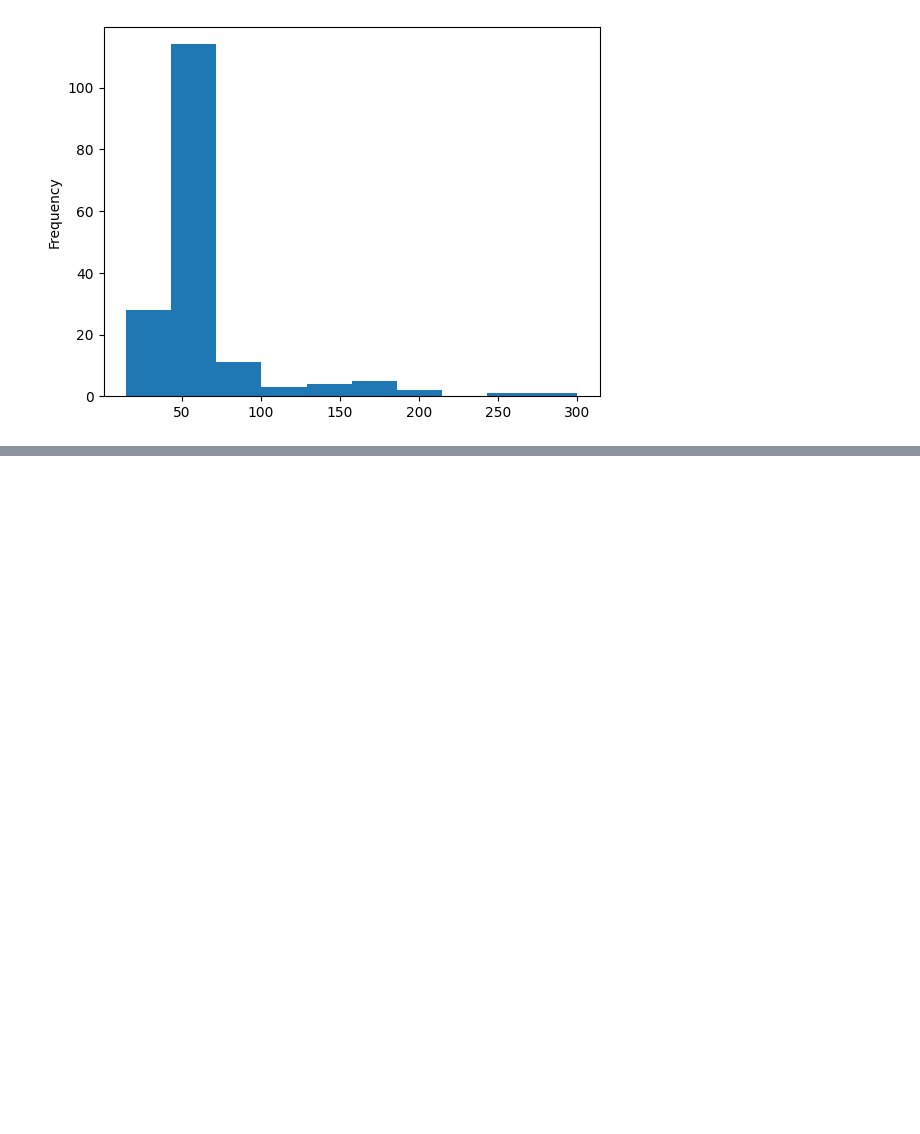
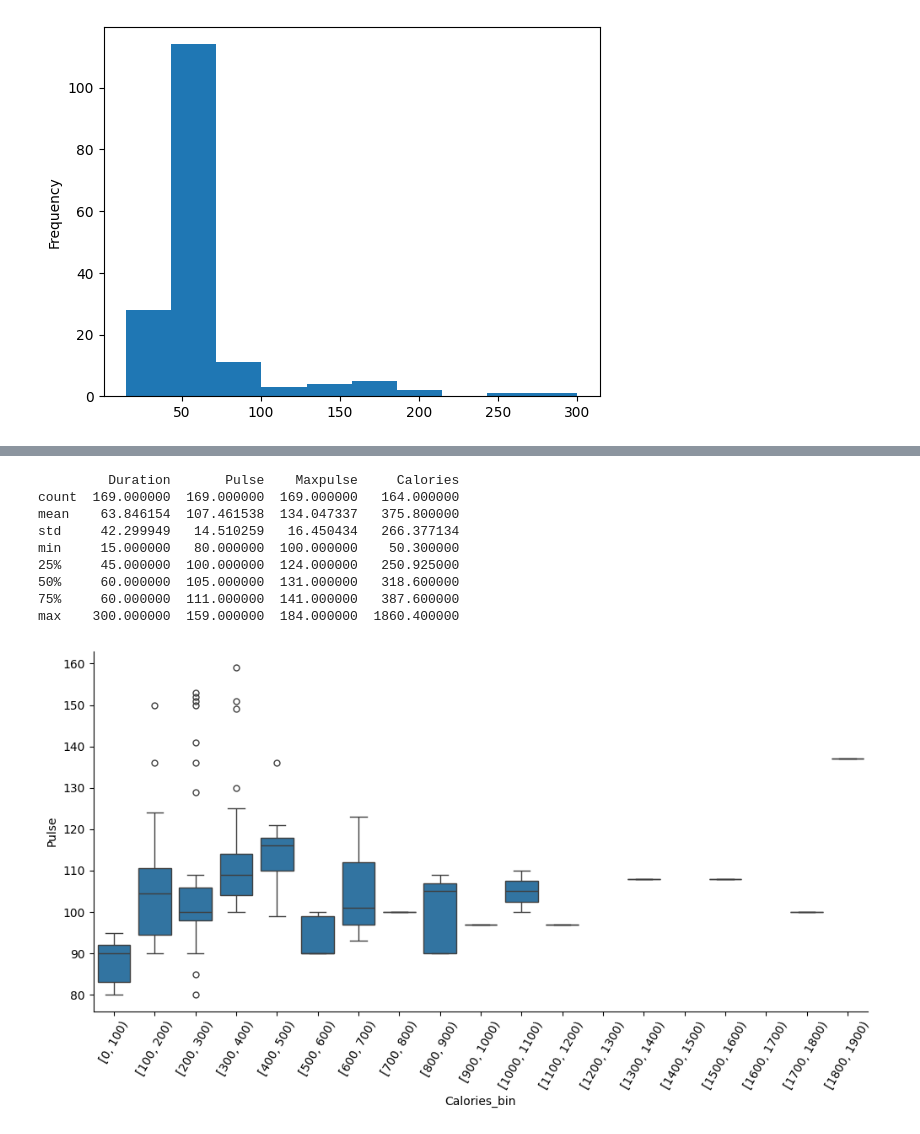
Before and after one commit to pgorskiPT/Bootcamp-10-05-2025, a Jupyter notebook: day_23_20_09_2025/pandas_wykresy.ipynb, the cells around one changed output, grey strips where cells are left out. Drawn from its saved outputs; the diff is of its cells as text; code cells hidden in the pictures; blank space fills up the shorter version.

Commit message:
[23 30] add pandas_plot1.py

```diff
--- a/day_23_20_09_2025/pandas_wykresy.ipynb
+++ b/day_23_20_09_2025/pandas_wykresy.ipynb
@@ -43,0 +78,31 @@ df['Duration'].plot(kind='hist')
+# %%
+import pandas as pd
+import seaborn as sns
+import matplotlib.pyplot as plt
+
+# Tworzymy przedziały co 100 kalorii,
+bins = range(0, int(df['Calories'].max()) + 100, 100)
+df['Calories_bin'] = pd.cut(df['Calories'], bins=bins, right=False)
+
+g = sns.catplot(
+    data=df,
+    x="Calories_bin", y="Pulse",
+    kind="box",
+    height=5,
+    aspect=2
+)
+
+print(df.describe())
+plt.xticks(rotation=60)  # obrót etykiet dla lepszej czytelności
+plt.show()
+# %% [output]
+         Duration       Pulse    Maxpulse     Calories
+count  169.000000  169.000000  169.000000   164.000000
+mean    63.846154  107.461538  134.047337   375.800000
+std     42.299949   14.510259   16.450434   266.377134
+min     15.000000   80.000000  100.000000    50.300000
+25%     45.000000  100.000000  124.000000   250.925000
+50%     60.000000  105.000000  131.000000   318.600000
+75%     60.000000  111.000000  141.000000   387.600000
+max    300.000000  159.000000  184.000000  1860.400000
+[figure, added]
```
Also changed, not shown: parts of 3 cells of this notebook.
